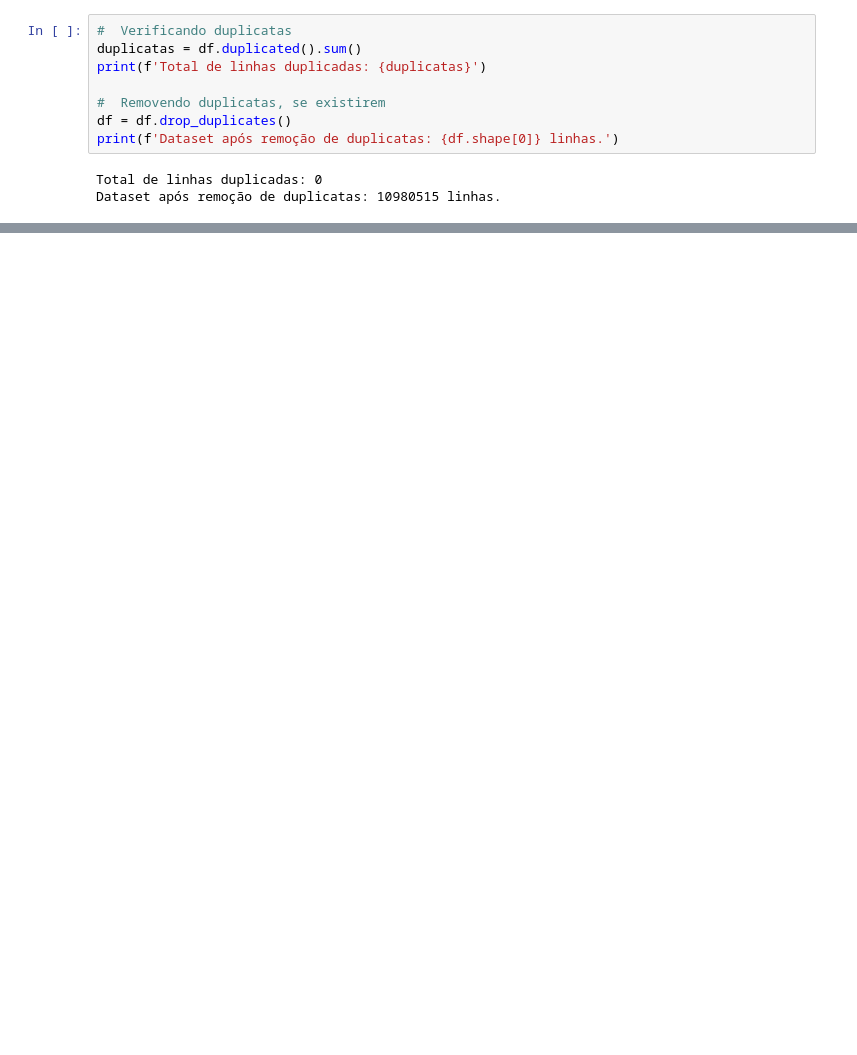
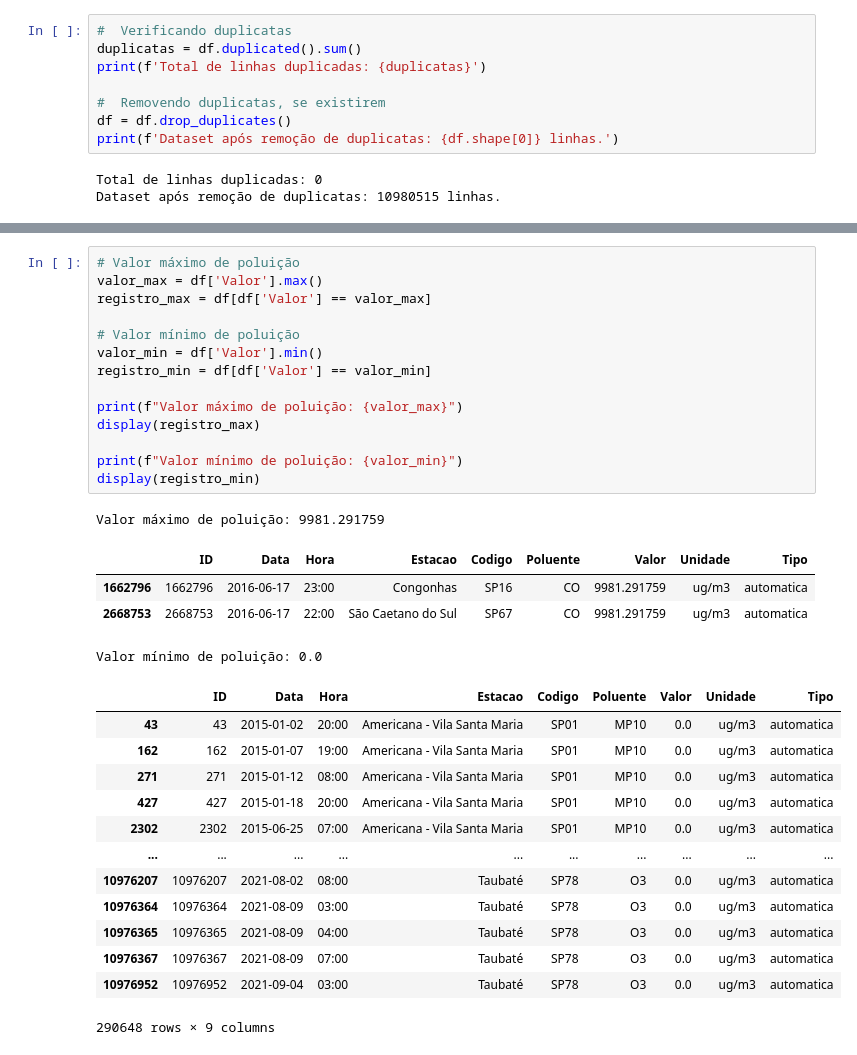
Before and after one commit to Jackson-Ramos/218606---ELABORAR-RELAT-RIO-ANAL-TICO-DE-DATA-SCIENCE, a Jupyter notebook: poluicao.ipynb, the cells around one changed output, grey strips where cells are left out. Drawn from its saved outputs; the diff is of its cells as text; blank space fills up the shorter version.

```diff
--- a/poluicao.ipynb
+++ b/poluicao.ipynb
@@ -171,0 +411,33 @@ Dataset após remoção de duplicatas: 10980515 linhas.
+# %%
+# Valor máximo de poluição
+valor_max = df['Valor'].max()
+registro_max = df[df['Valor'] == valor_max]
+
+# Valor mínimo de poluição
+valor_min = df['Valor'].min()
+registro_min = df[df['Valor'] == valor_min]
+
+print(f"Valor máximo de poluição: {valor_max}")
+display(registro_max)
+
+print(f"Valor mínimo de poluição: {valor_min}")
+display(registro_min)
+# %% [output]
+Valor máximo de poluição: 9981.291759
+|  | ID | Data | Hora | Estacao | Codigo | Poluente | Valor | Unidade | Tipo |
+| 1662796 | 1662796 | 2016-06-17 | 23:00 | Congonhas | SP16 | CO | 9981.291759 | ug/m3 | automatica |
+| 2668753 | 2668753 | 2016-06-17 | 22:00 | São Caetano do Sul | SP67 | CO | 9981.291759 | ug/m3 | automatica |
+Valor mínimo de poluição: 0.0
+|  | ID | Data | Hora | Estacao | Codigo | Poluente | Valor | Unidade | Tipo |
+| 43 | 43 | 2015-01-02 | 20:00 | Americana - Vila Santa Maria | SP01 | MP10 | 0.0 | ug/m3 | automatica |
+| 162 | 162 | 2015-01-07 | 19:00 | Americana - Vila Santa Maria | SP01 | MP10 | 0.0 | ug/m3 | automatica |
+| 271 | 271 | 2015-01-12 | 08:00 | Americana - Vila Santa Maria | SP01 | MP10 | 0.0 | ug/m3 | automatica |
+| 427 | 427 | 2015-01-18 | 20:00 | Americana - Vila Santa Maria | SP01 | MP10 | 0.0 | ug/m3 | automatica |
+| 2302 | 2302 | 2015-06-25 | 07:00 | Americana - Vila Santa Maria | SP01 | MP10 | 0.0 | ug/m3 | automatica |
+| ... | ... | ... | ... | ... | ... | ... | ... | ... | ... |
+| 10976207 | 10976207 | 2021-08-02 | 08:00 | Taubaté | SP78 | O3 | 0.0 | ug/m3 | automatica |
+| 10976364 | 10976364 | 2021-08-09 | 03:00 | Taubaté | SP78 | O3 | 0.0 | ug/m3 | automatica |
+| 10976365 | 10976365 | 2021-08-09 | 04:00 | Taubaté | SP78 | O3 | 0.0 | ug/m3 | automatica |
+| 10976367 | 10976367 | 2021-08-09 | 07:00 | Taubaté | SP78 | O3 | 0.0 | ug/m3 | automatica |
+| 10976952 | 10976952 | 2021-09-04 | 03:00 | Taubaté | SP78 | O3 | 0.0 | ug/m3 | automatica |
+290648 rows × 9 columns
```
Also changed, not shown: parts of 32 cells of this notebook.
